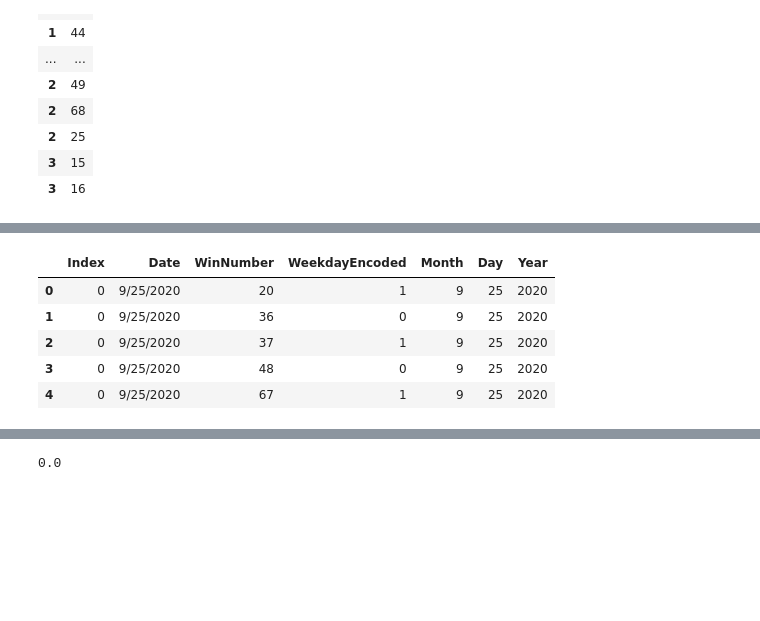
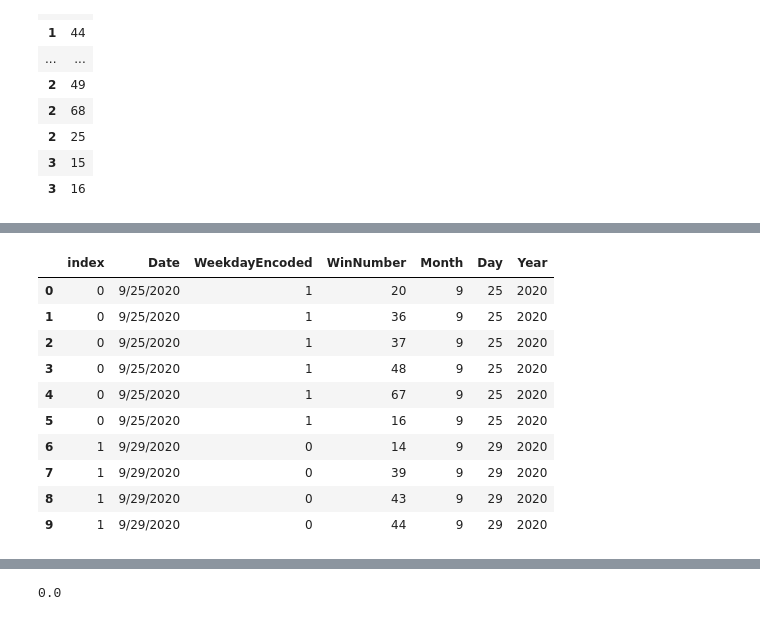
Before and after one commit to AlbiKovi/DSO110---Final-Group-Project, a Jupyter notebook: DSO110 - Final Group Project - Lottery Fixed3 - Pls dont change.ipynb, the cells around one changed output, grey strips where cells are left out. Cells and saved outputs as stored; diff of their text form; code cells hidden in the pictures; blank space fills up the shorter version.

```diff
--- a/DSO110 - Final Group Project - Lottery Fixed3 - Pls dont change.ipynb
+++ b/DSO110 - Final Group Project - Lottery Fixed3 - Pls dont change.ipynb
@@ -82,0 +101,3 @@ df4 = Winning_Numbers['Weekday.1']
+# %%
+merge1 = pd.merge(df3, df4,how='inner', left_index=True, right_index=True)
+merge1.head(10)
@@ -83,9 +130,7 @@ df4 = Winning_Numbers['Weekday.1']
 # %%
-merged = pd.merge(df3, df2,how='inner', left_index=True, right_index=True)
-merged.columns = ['Date','WinNumber']
+merged = pd.merge(merge1, df2,how='inner', left_index=True, right_index=True)
+merged.columns = ['Date','WeekdayEncoded','WinNumber']
 merged.reset_index(inplace=True)
 merged.head(20)
-merged2 = pd.merge(merged, df4,how='inner', left_index=True, right_index=True)
-merged2.columns = ['Index','Date','WinNumber','WeekdayEncoded']
-merged2.head()
+# Winning_Numbers2['WeekdayEncoded'] = pd.DatetimeIndex(Winning_Numbers2['Date']).dayofweek
 # %% [output]
@@ -97,0 +154,3 @@ merged2.head()
+# %%
+Winning_Numbers2 = merged
+Winning_Numbers2.head()
@@ -98,10 +164,15 @@ merged2.head()
 # %%
-merged2[['Month','Day','Year']] =  merged2['Date'].str.split('/', expand=True)
-merged2.head()
+Winning_Numbers2[['Month','Day','Year']] =  Winning_Numbers2['Date'].str.split('/', expand=True)
+Winning_Numbers2.head(10)
 # %% [output]
-|  | Index | Date | WinNumber | WeekdayEncoded | Month | Day | Year |
-| 0 | 0 | 9/25/2020 | 20 | 1 | 9 | 25 | 2020 |
-| 1 | 0 | 9/25/2020 | 36 | 0 | 9 | 25 | 2020 |
-| 2 | 0 | 9/25/2020 | 37 | 1 | 9 | 25 | 2020 |
-| 3 | 0 | 9/25/2020 | 48 | 0 | 9 | 25 | 2020 |
-| 4 | 0 | 9/25/2020 | 67 | 1 | 9 | 25 | 2020 |
+|  | index | Date | WeekdayEncoded | WinNumber | Month | Day | Year |
+| 0 | 0 | 9/25/2020 | 1 | 20 | 9 | 25 | 2020 |
+| 1 | 0 | 9/25/2020 | 1 | 36 | 9 | 25 | 2020 |
+| 2 | 0 | 9/25/2020 | 1 | 37 | 9 | 25 | 2020 |
+| 3 | 0 | 9/25/2020 | 1 | 48 | 9 | 25 | 2020 |
+| 4 | 0 | 9/25/2020 | 1 | 67 | 9 | 25 | 2020 |
+| 5 | 0 | 9/25/2020 | 1 | 16 | 9 | 25 | 2020 |
+| 6 | 1 | 9/29/2020 | 0 | 14 | 9 | 29 | 2020 |
+| 7 | 1 | 9/29/2020 | 0 | 39 | 9 | 29 | 2020 |
+| 8 | 1 | 9/29/2020 | 0 | 43 | 9 | 29 | 2020 |
+| 9 | 1 | 9/29/2020 | 0 | 44 | 9 | 29 | 2020 |
```
Also changed, not shown: parts of 65 cells of this notebook.
